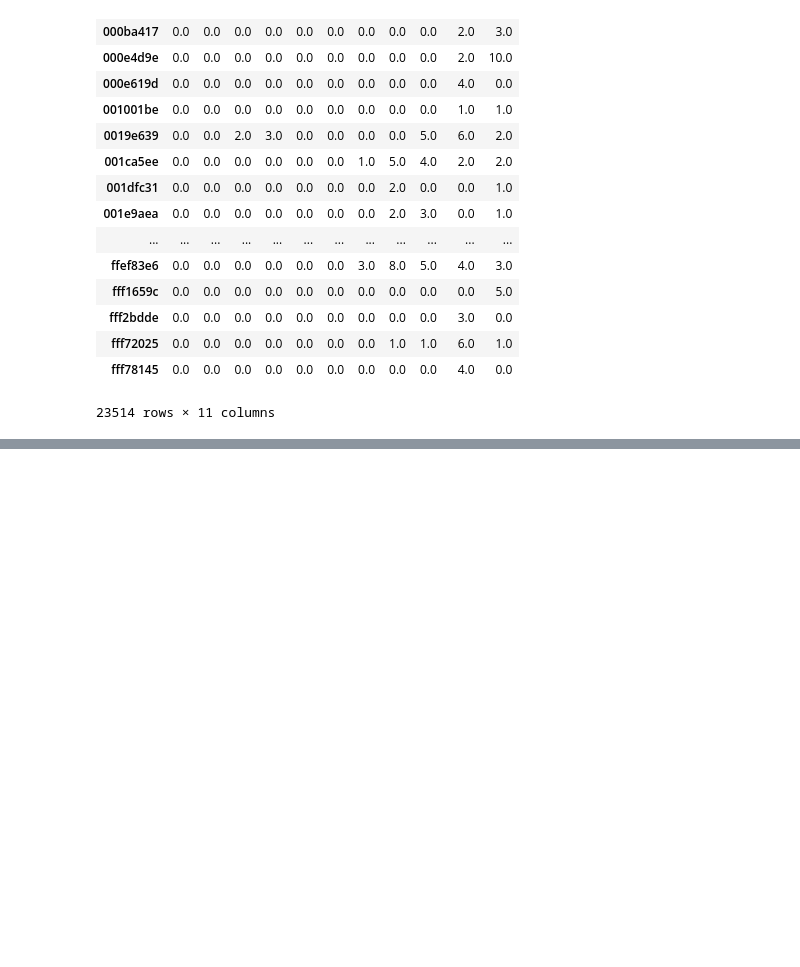
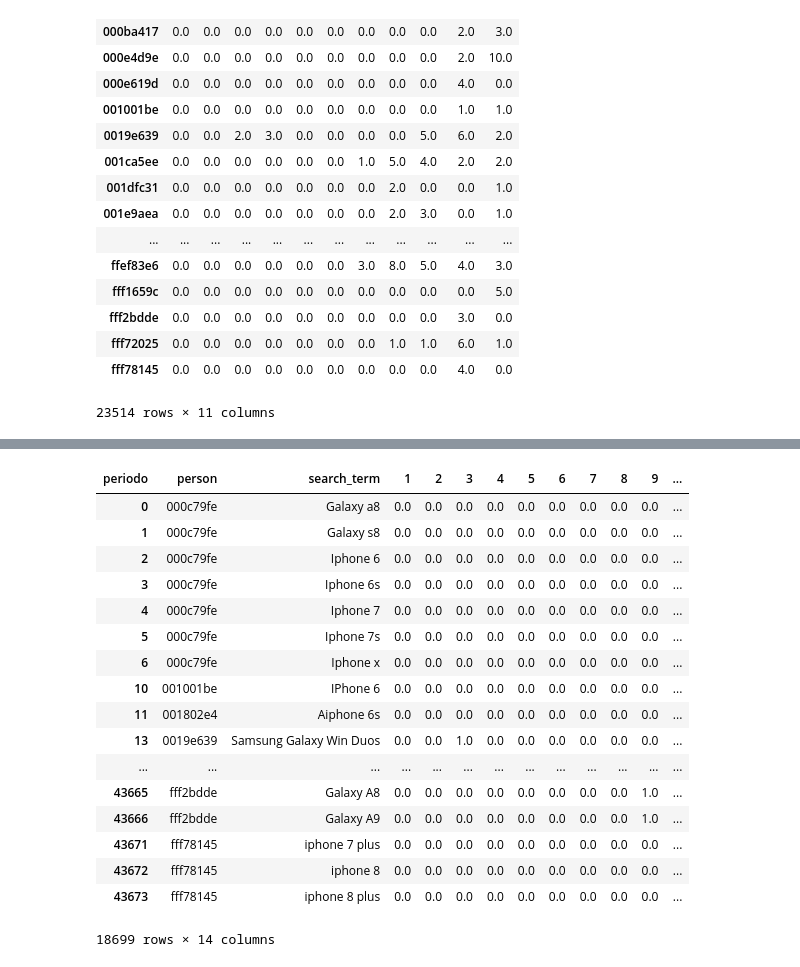
Before and after one commit to EugeniaFranchi/TP-Datos, a Jupyter notebook: TP2/TP2 v1.2.ipynb, the cells around one changed output, grey strips where cells are left out. Cells and saved outputs as stored; diff of their text form; code cells hidden in the pictures; blank space fills up the shorter version.

```diff
--- a/TP2/TP2 v1.2.ipynb
+++ b/TP2/TP2 v1.2.ipynb
@@ -760,0 +765,33 @@ returns_por_persona
+# %%
+palabra_buscada = palabra_buscada.loc[palabra_buscada['event']=='searched products']
+# %%
+palabra_buscada = palabra_buscada.groupby(['periodo','person','search_term'])['event'].count().unstack(level=0)
+# %%
+palabra_buscada.reset_index(inplace=True)
+# %%
+palabra_buscada['busca_palabra_popular'] = (palabra_buscada['search_term'].str.lower().str.contains('iphone')) | (palabra_buscada['search_term'].str.lower().str.contains('plus')) | (palabra_buscada['search_term'].str.lower().str.contains('galaxy'))
+palabra_buscada = palabra_buscada.loc[palabra_buscada['busca_palabra_popular']]
+palabra_buscada = palabra_buscada.fillna(0)
+# %%
+for x in range(1,12):
+    palabra_buscada[x] = palabra_buscada[x].apply(lambda a: 1 if a != 0 else a)
+palabra_buscada
+# %% [output]
+| periodo | person | search_term | 1 | 2 | 3 | 4 | 5 | 6 | 7 | 8 | 9 | ... |
+| 0 | 000c79fe | Galaxy a8 | 0.0 | 0.0 | 0.0 | 0.0 | 0.0 | 0.0 | 0.0 | 0.0 | 0.0 | ... |
+| 1 | 000c79fe | Galaxy s8 | 0.0 | 0.0 | 0.0 | 0.0 | 0.0 | 0.0 | 0.0 | 0.0 | 0.0 | ... |
+| 2 | 000c79fe | Iphone 6 | 0.0 | 0.0 | 0.0 | 0.0 | 0.0 | 0.0 | 0.0 | 0.0 | 0.0 | ... |
+| 3 | 000c79fe | Iphone 6s | 0.0 | 0.0 | 0.0 | 0.0 | 0.0 | 0.0 | 0.0 | 0.0 | 0.0 | ... |
+| 4 | 000c79fe | Iphone 7 | 0.0 | 0.0 | 0.0 | 0.0 | 0.0 | 0.0 | 0.0 | 0.0 | 0.0 | ... |
+| 5 | 000c79fe | Iphone 7s | 0.0 | 0.0 | 0.0 | 0.0 | 0.0 | 0.0 | 0.0 | 0.0 | 0.0 | ... |
+| 6 | 000c79fe | Iphone x | 0.0 | 0.0 | 0.0 | 0.0 | 0.0 | 0.0 | 0.0 | 0.0 | 0.0 | ... |
+| 10 | 001001be | IPhone 6 | 0.0 | 0.0 | 0.0 | 0.0 | 0.0 | 0.0 | 0.0 | 0.0 | 0.0 | ... |
+| 11 | 001802e4 | Aiphone 6s | 0.0 | 0.0 | 0.0 | 0.0 | 0.0 | 0.0 | 0.0 | 0.0 | 0.0 | ... |
+| 13 | 0019e639 | Samsung Galaxy Win Duos | 0.0 | 0.0 | 1.0 | 0.0 | 0.0 | 0.0 | 0.0 | 0.0 | 0.0 | ... |
+| ... | ... | ... | ... | ... | ... | ... | ... | ... | ... | ... | ... | ... |
+| 43665 | fff2bdde | Galaxy A8 | 0.0 | 0.0 | 0.0 | 0.0 | 0.0 | 0.0 | 0.0 | 0.0 | 1.0 | ... |
+| 43666 | fff2bdde | Galaxy A9 | 0.0 | 0.0 | 0.0 | 0.0 | 0.0 | 0.0 | 0.0 | 0.0 | 1.0 | ... |
+| 43671 | fff78145 | iphone 7 plus | 0.0 | 0.0 | 0.0 | 0.0 | 0.0 | 0.0 | 0.0 | 0.0 | 0.0 | ... |
+| 43672 | fff78145 | iphone 8 | 0.0 | 0.0 | 0.0 | 0.0 | 0.0 | 0.0 | 0.0 | 0.0 | 0.0 | ... |
+| 43673 | fff78145 | iphone 8 plus | 0.0 | 0.0 | 0.0 | 0.0 | 0.0 | 0.0 | 0.0 | 0.0 | 0.0 | ... |
+18699 rows × 14 columns
```
Also changed, not shown: parts of 8 cells of this notebook.
